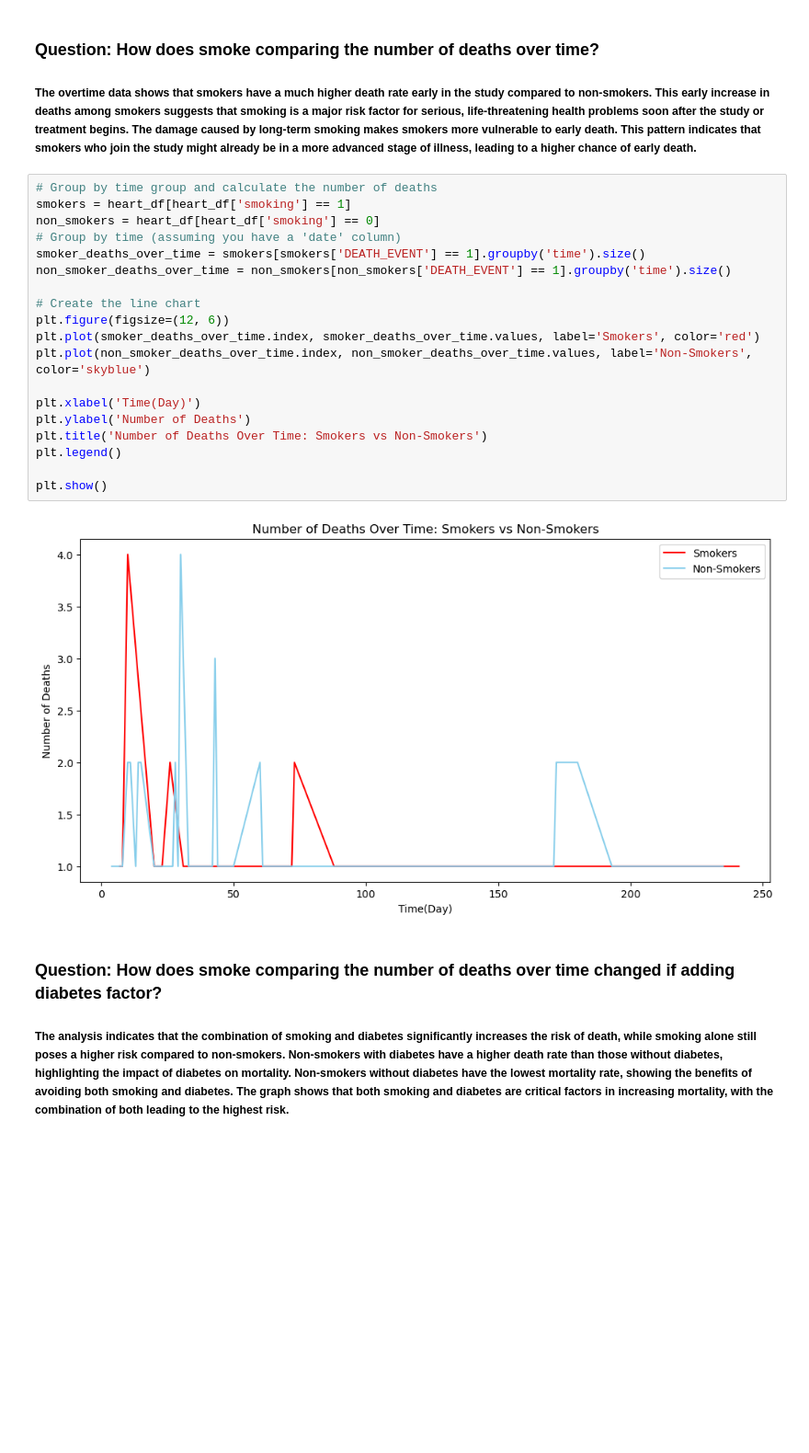
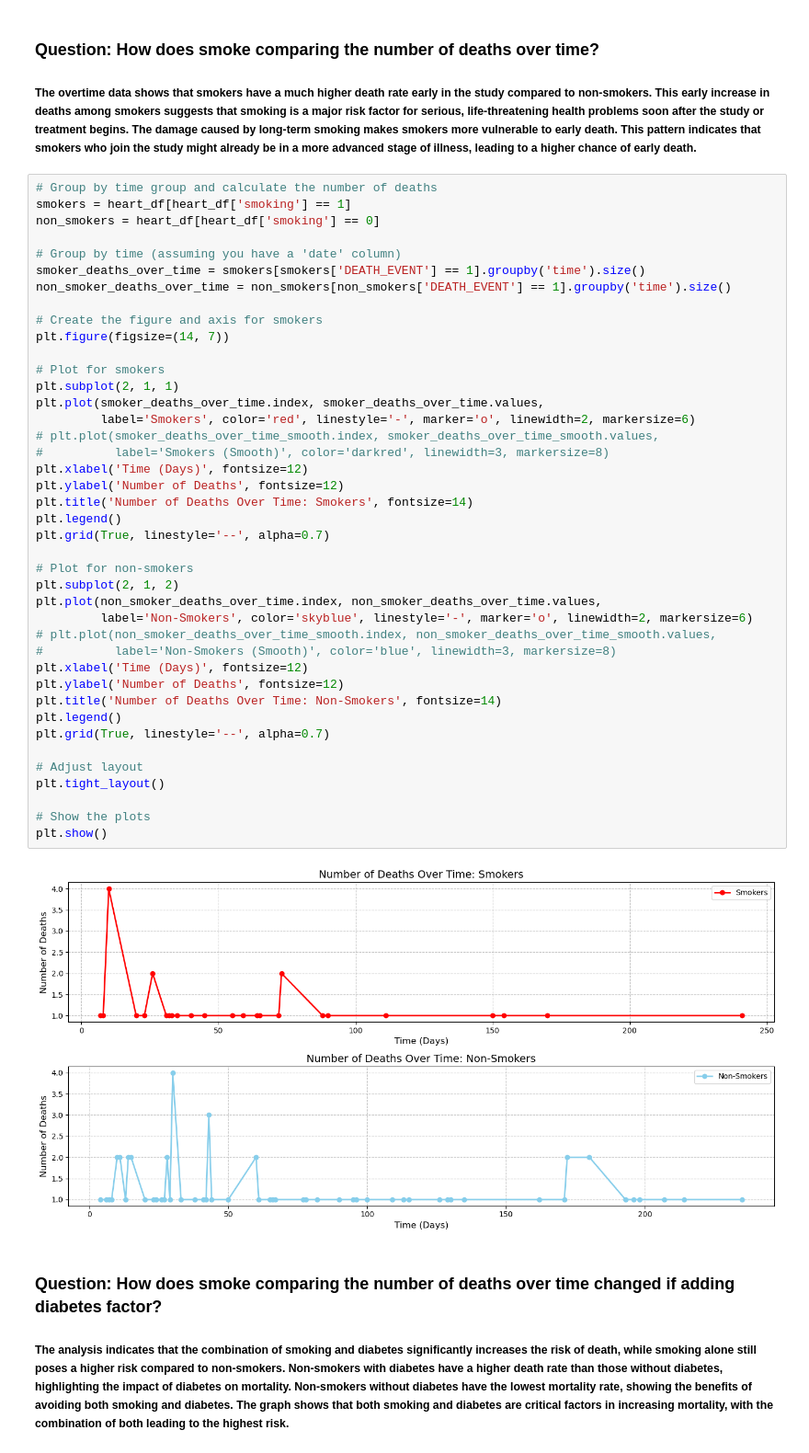
Before and after one commit to faiyted/Project-Cardiac-Disease, a Jupyter notebook: Group-Project.ipynb, the cells around one changed output. Shown at 92% size. Drawn from its saved outputs; the diff is of its cells as text; blank space fills up the shorter version.

Commit message:
update the chart

```diff
--- a/Group-Project.ipynb
+++ b/Group-Project.ipynb
@@ -564,24 +564,46 @@ The number of non smoking that had a death event: 66
 # %%
 # Group by time group and calculate the number of deaths
 smokers = heart_df[heart_df['smoking'] == 1]
 non_smokers = heart_df[heart_df['smoking'] == 0]
+
 # Group by time (assuming you have a 'date' column)
 smoker_deaths_over_time = smokers[smokers['DEATH_EVENT'] == 1].groupby('time').size()
 non_smoker_deaths_over_time = non_smokers[non_smokers['DEATH_EVENT'] == 1].groupby('time').size()
 
-# Create the line chart
-plt.figure(figsize=(12, 6))
-plt.plot(smoker_deaths_over_time.index, smoker_deaths_over_time.values, label='Smokers', color='red')
-plt.plot(non_smoker_deaths_over_time.index, non_smoker_deaths_over_time.values, label='Non-Smokers', color='skyblue')
+# Create the figure and axis for smokers
+plt.figure(figsize=(14, 7))
 
-plt.xlabel('Time(Day)')
-plt.ylabel('Number of Deaths')
-plt.title('Number of Deaths Over Time: Smokers vs Non-Smokers')
+# Plot for smokers
+plt.subplot(2, 1, 1)
+plt.plot(smoker_deaths_over_time.index, smoker_deaths_over_time.values,
+         label='Smokers', color='red', linestyle='-', marker='o', linewidth=2, markersize=6)
+# plt.plot(smoker_deaths_over_time_smooth.index, smoker_deaths_over_time_smooth.values,
+#          label='Smokers (Smooth)', color='darkred', linewidth=3, markersize=8)
+plt.xlabel('Time (Days)', fontsize=12)
+plt.ylabel('Number of Deaths', fontsize=12)
+plt.title('Number of Deaths Over Time: Smokers', fontsize=14)
 plt.legend()
+plt.grid(True, linestyle='--', alpha=0.7)
 
+# Plot for non-smokers
+plt.subplot(2, 1, 2)
+plt.plot(non_smoker_deaths_over_time.index, non_smoker_deaths_over_time.values,
+         label='Non-Smokers', color='skyblue', linestyle='-', marker='o', linewidth=2, markersize=6)
+# plt.plot(non_smoker_deaths_over_time_smooth.index, non_smoker_deaths_over_time_smooth.values,
+#          label='Non-Smokers (Smooth)', color='blue', linewidth=3, markersize=8)
+plt.xlabel('Time (Days)', fontsize=12)
+plt.ylabel('Number of Deaths', fontsize=12)
+plt.title('Number of Deaths Over Time: Non-Smokers', fontsize=14)
+plt.legend()
+plt.grid(True, linestyle='--', alpha=0.7)
+
+# Adjust layout
+plt.tight_layout()
+
+# Show the plots
 plt.show()
 # %% [output]
-[figure, old version]
+[figure, new version]
 # %% [markdown]
 ### Question: How does smoke comparing the number of deaths over time changed if adding diabetes factor?
 ##### The analysis indicates that the combination of smoking and diabetes significantly increases the risk of death, while smoking alone still poses a higher risk compared to non-smokers. Non-smokers with diabetes have a higher death rate than those without diabetes, highlighting the impact of diabetes on mortality. Non-smokers without diabetes have the lowest mortality rate, showing the benefits of avoiding both smoking and diabetes. The graph shows that both smoking and diabetes are critical factors in increasing mortality, with the combination of both leading to the highest risk.
```
Also changed, not shown: parts of 6 cells of this notebook.
